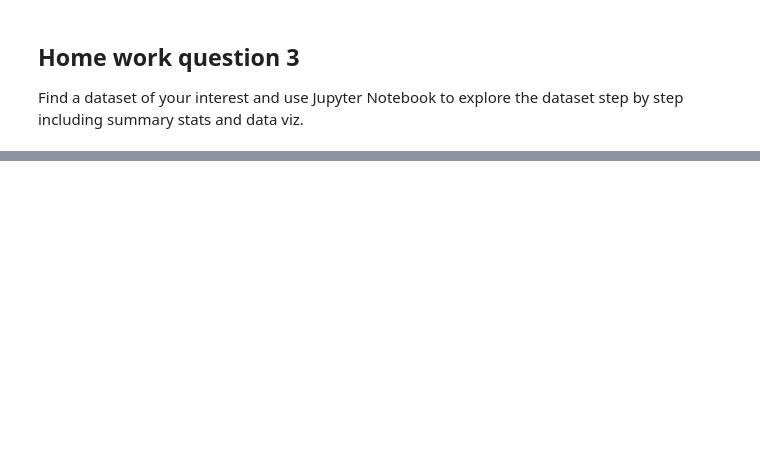
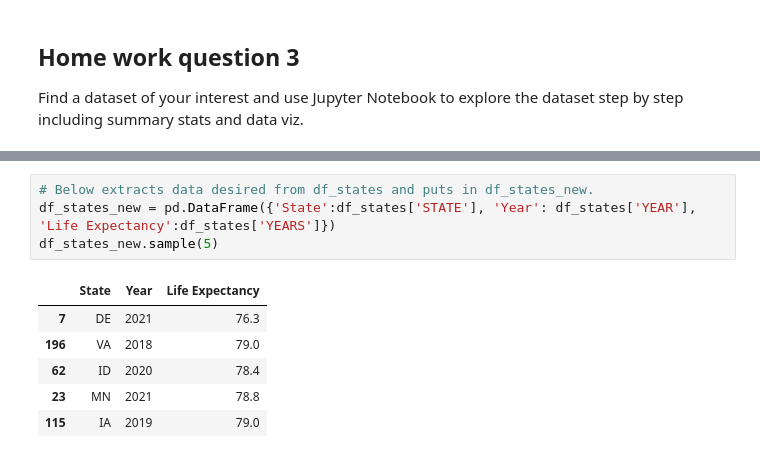
Before and after one commit to tsnow2010/umbc_data690_fall2024, a Jupyter notebook: Assignments/Assignment_08.ipynb, the cells around one changed output, grey strips where cells are left out. Drawn from its saved outputs; the diff is of its cells as text; blank space fills up the shorter version.

```diff
--- a/Assignments/Assignment_08.ipynb
+++ b/Assignments/Assignment_08.ipynb
@@ -641,0 +696,11 @@ Find a dataset of your interest and use Jupyter Notebook to explore the dataset
+# %%
+# Below extracts data desired from df_states and puts in df_states_new.
+df_states_new = pd.DataFrame({'State':df_states['STATE'], 'Year': df_states['YEAR'], 'Life Expectancy':df_states['YEARS']})
+df_states_new.sample(5)
+# %% [output]
+|  | State | Year | Life Expectancy |
+| 7 | DE | 2021 | 76.3 |
+| 196 | VA | 2018 | 79.0 |
+| 62 | ID | 2020 | 78.4 |
+| 23 | MN | 2021 | 78.8 |
+| 115 | IA | 2019 | 79.0 |
```
Also changed, not shown: parts of 32 cells of this notebook.
